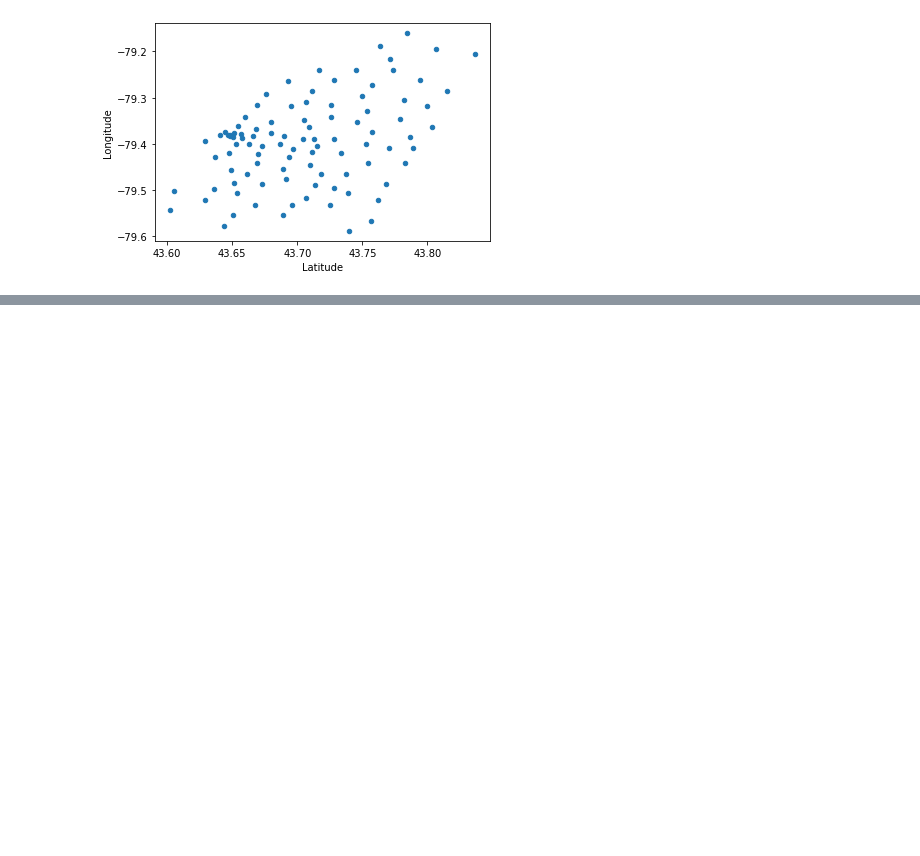
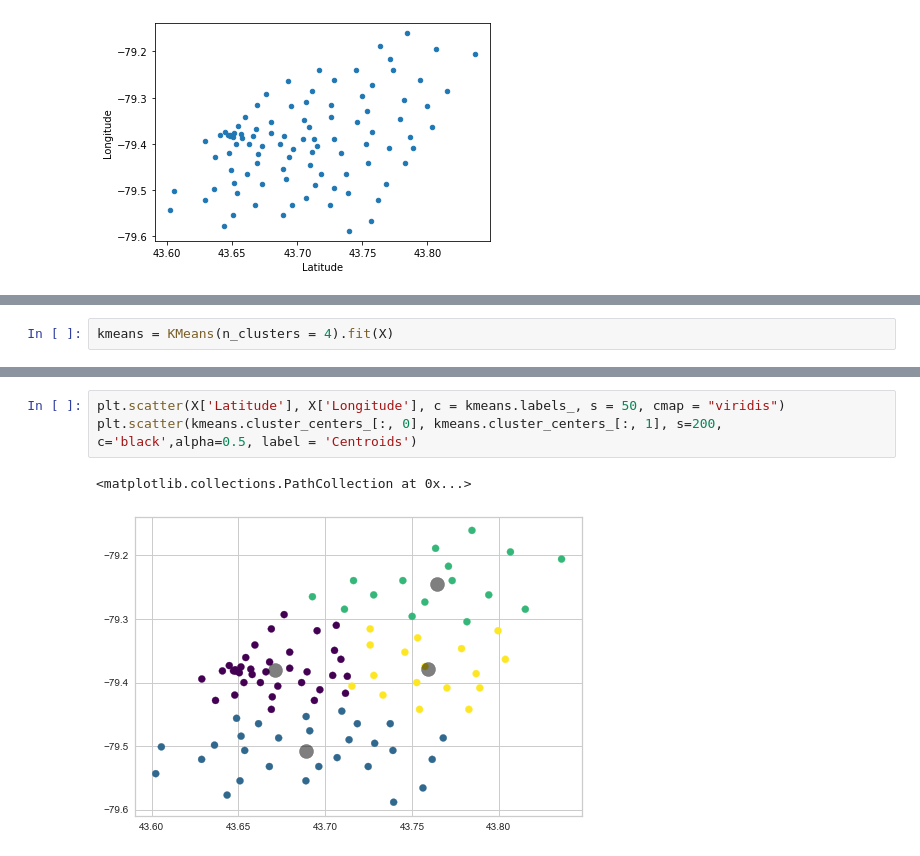
Before and after one commit to maydinn/ibm_capstone, a Jupyter notebook: capstone_project.ipynb, the cells around one changed output, grey strips where cells are left out. Saved outputs shown, nothing was run; the diff lists cells and outputs as text; blank space fills up the shorter version.

```diff
--- a/capstone_project.ipynb
+++ b/capstone_project.ipynb
@@ -282,0 +311,2 @@ df_l.plot(kind='scatter', x='Latitude',y='Longitude')
+# %%
+kmeans = KMeans(n_clusters = 4).fit(X)
@@ -282,0 +324,6 @@ df_l.plot(kind='scatter', x='Latitude',y='Longitude')
+# %%
+plt.scatter(X['Latitude'], X['Longitude'], c = kmeans.labels_, s = 50, cmap = "viridis")
+plt.scatter(kmeans.cluster_centers_[:, 0], kmeans.cluster_centers_[:, 1], s=200, c='black',alpha=0.5, label = 'Centroids')
+# %% [output]
+<matplotlib.collections.PathCollection at 0x...>
+[figure, added]
```
Also changed, not shown: parts of 6 cells of this notebook.
